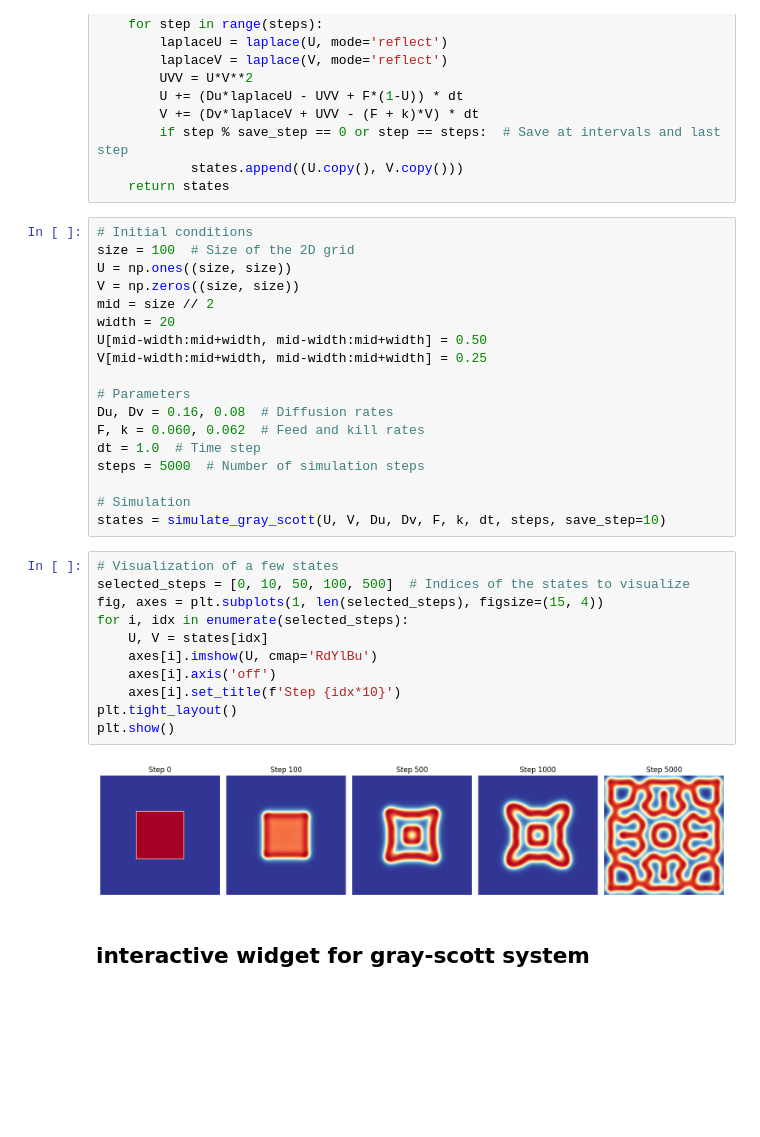
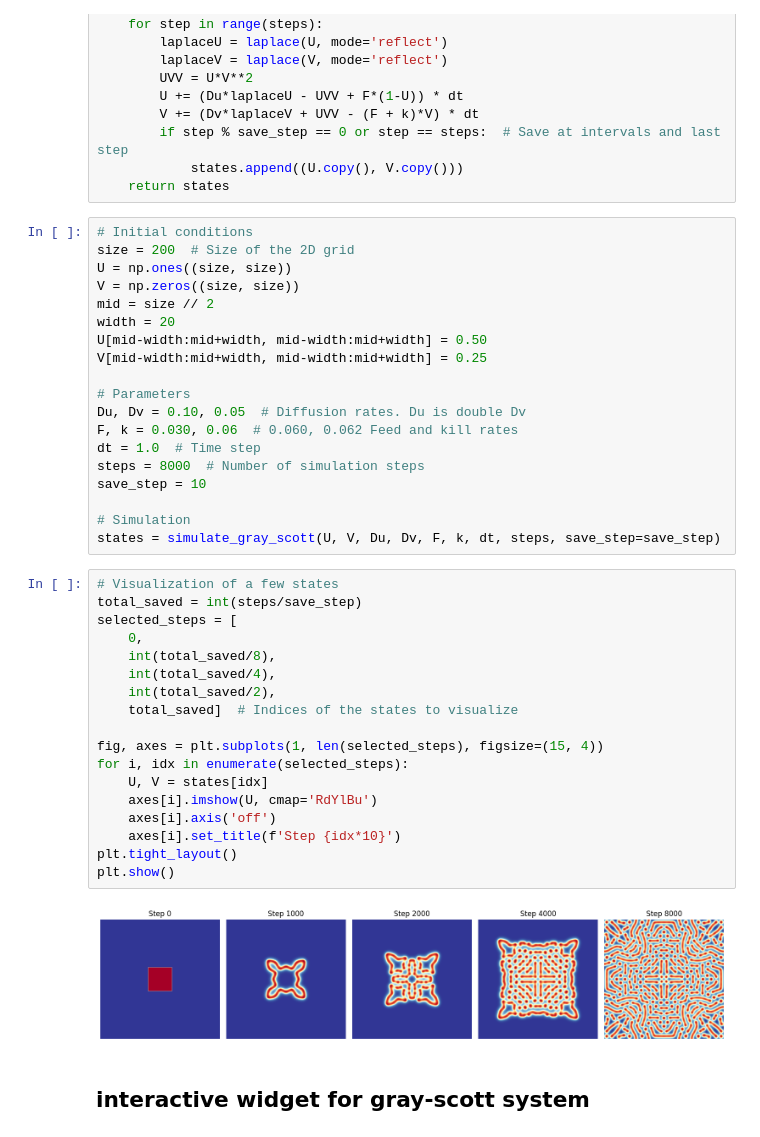
Before and after one commit to eagmon/notebook_tests, a Jupyter notebook: sim_study_guide_pdes.ipynb, the cells around one changed output. Drawn from its saved outputs; the diff is of its cells as text; blank space fills up the shorter version.

```diff
--- a/sim_study_guide_pdes.ipynb
+++ b/sim_study_guide_pdes.ipynb
@@ -204,7 +204,7 @@ def simulate_gray_scott(U, V, Du, Dv, F, k, dt, steps, save_step=10):
     return states
 # %%
 # Initial conditions
-size = 100  # Size of the 2D grid
+size = 200  # Size of the 2D grid
 U = np.ones((size, size))
 V = np.zeros((size, size))
 mid = size // 2
@@ -213,26 +213,34 @@ U[mid-width:mid+width, mid-width:mid+width] = 0.50
 V[mid-width:mid+width, mid-width:mid+width] = 0.25
 
 # Parameters
-Du, Dv = 0.16, 0.08  # Diffusion rates
-F, k = 0.060, 0.062  # Feed and kill rates
+Du, Dv = 0.10, 0.05  # Diffusion rates. Du is double Dv
+F, k = 0.030, 0.06  # 0.060, 0.062 Feed and kill rates
 dt = 1.0  # Time step
-steps = 5000  # Number of simulation steps
+steps = 8000  # Number of simulation steps
+save_step = 10
 
 # Simulation
-states = simulate_gray_scott(U, V, Du, Dv, F, k, dt, steps, save_step=10)
+states = simulate_gray_scott(U, V, Du, Dv, F, k, dt, steps, save_step=save_step)
 # %%
 # Visualization of a few states
-selected_steps = [0, 10, 50, 100, 500]  # Indices of the states to visualize
+total_saved = int(steps/save_step)
+selected_steps = [
+    0,
+    int(total_saved/8),
+    int(total_saved/4),
+    int(total_saved/2),
+    total_saved]  # Indices of the states to visualize
+
 fig, axes = plt.subplots(1, len(selected_steps), figsize=(15, 4))
 for i, idx in enumerate(selected_steps):
     U, V = states[idx]
     axes[i].imshow(U, cmap='RdYlBu')
     axes[i].axis('off')
     axes[i].set_title(f'Step {idx*10}')
 plt.tight_layout()
 plt.show()
 # %% [output]
-[figure, old version]
+[figure, new version]
 # %% [markdown]
 ## interactive widget for gray-scott system
 # %%
```
Also changed, not shown: parts of 2 cells of this notebook, 3 other files.
